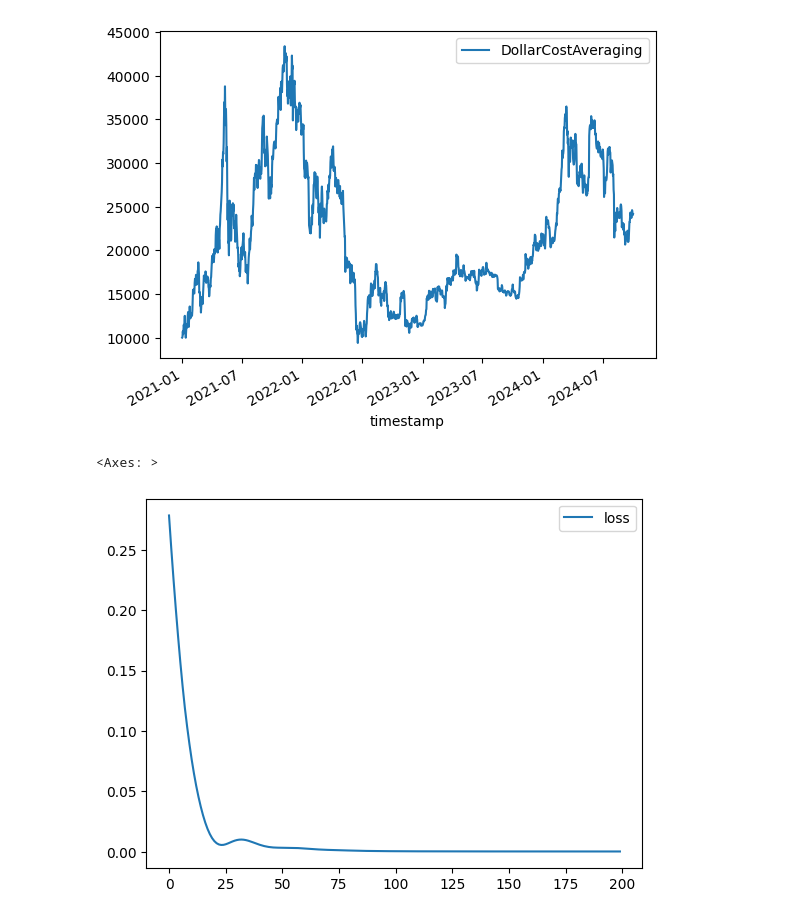
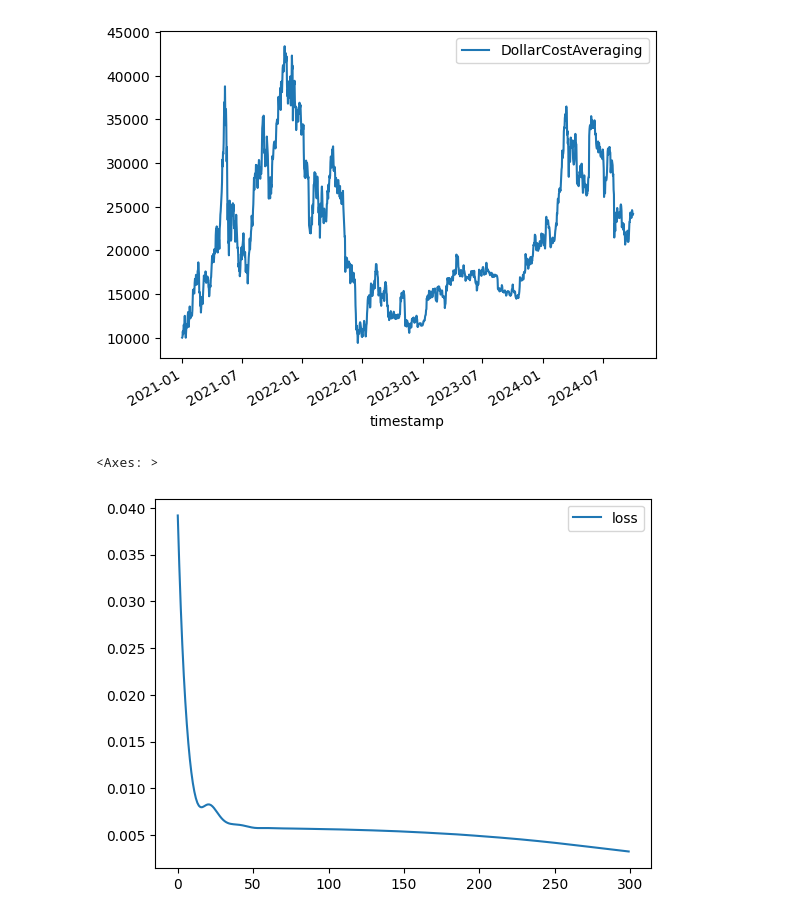
Before and after one commit to AxelGard/cira-examples, a Jupyter notebook: nn_simple.ipynb, the cells around one changed output. Cells and saved outputs as stored; diff of their text form; code cells hidden in the pictures.

```diff
--- a/nn_simple.ipynb
+++ b/nn_simple.ipynb
@@ -54,12 +54,15 @@ import torch.optim as optim
 import pandas as pd
 import numpy as np
 from sklearn.preprocessing import MinMaxScaler
+# %%
+valdiation_data = data.iloc[-200:].copy()
+data = data.iloc[:-200]
 # %%
 features = ['open', 'high', 'low', 'volume', 'trade_count', 'vwap']
 target = 'close'
 
 X = data[features].values
-y = data[target].values
+y = np.nan_to_num(data[target].pct_change().values)
 
 scaler_X = MinMaxScaler()
 scaler_y = MinMaxScaler()
@@ -93,21 +96,20 @@ model = PredictPriceNN(input_dim=len(features))
 criterion = nn.MSELoss()
 optimizer = optim.Adam(model.parameters(), lr=0.001)
 # %%
-n_epochs = 200
+n_epochs = 300
 lloss = []
 for epoch in range(n_epochs):
     outputs = model(X_train)
     loss = criterion(outputs, y_train)
 
     optimizer.zero_grad()
     loss.backward()
     optimizer.step()
-
     lloss.append(loss.item())
 pd.DataFrame({"loss":lloss}).plot()
 # %% [output]
 <Axes: >
-[figure, old version]
+[figure, new version]
 # %%
 model.eval()
 with torch.no_grad():
```
Also changed, not shown: parts of 5 cells of this notebook.
